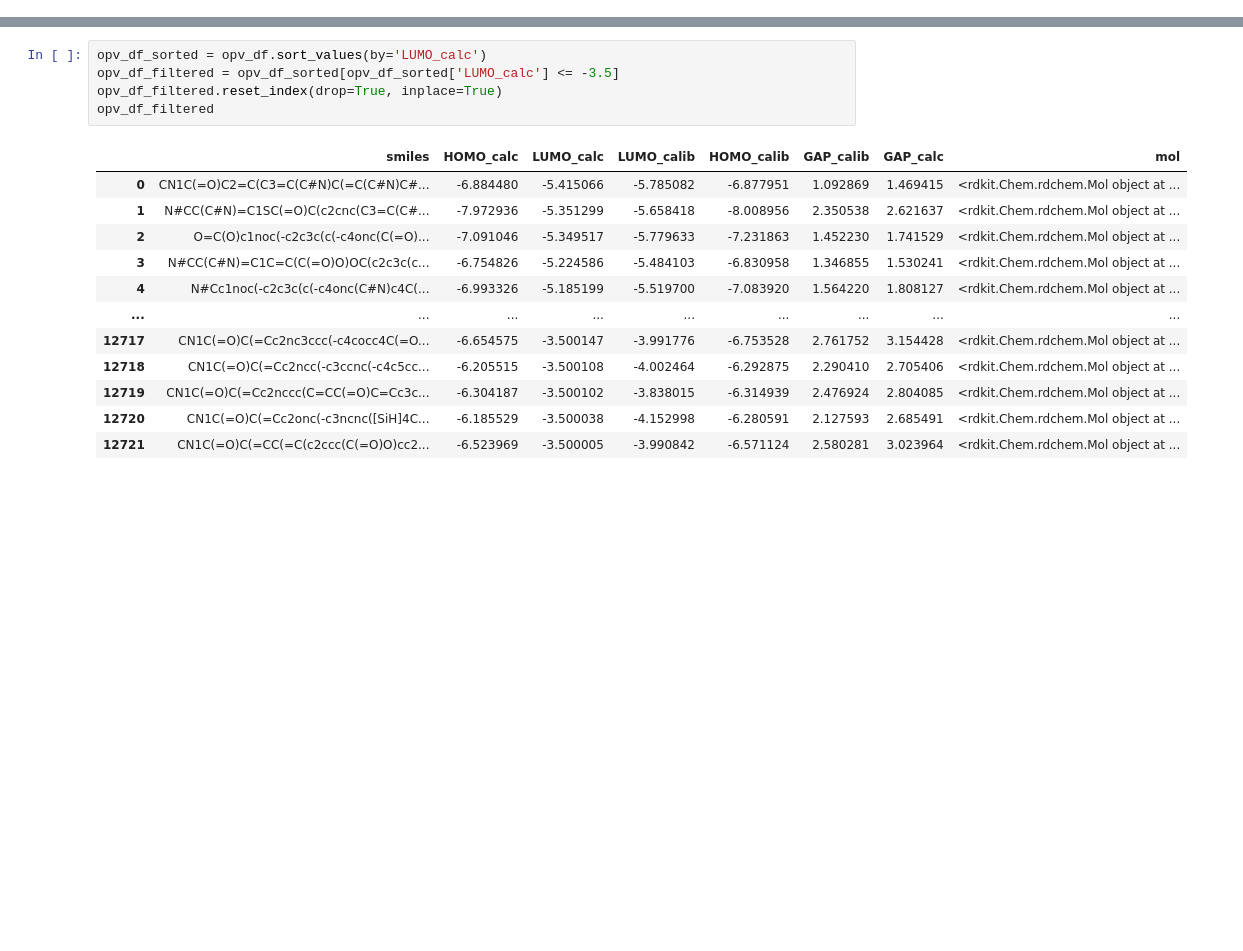
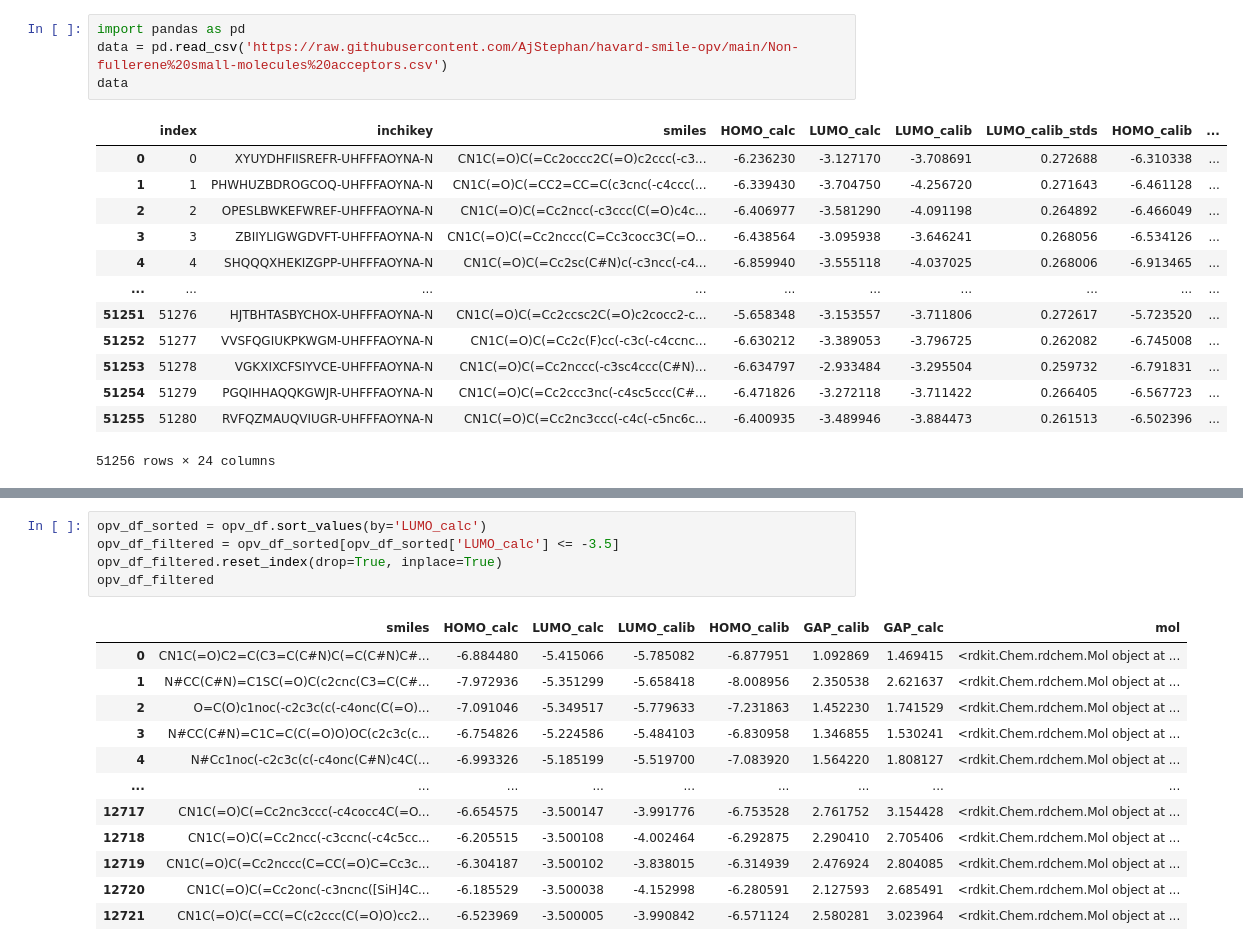
Before and after one commit to chamodpeiris/Curcumin_BendGap_Cheminfo, a Jupyter notebook: Cucumines/curcumin_donorfiltering/Calculated GAP Predict with LUMO Calc Filtering/curcumin_LUMO_Filter GAP Pred.ipynb, the cells around one changed output, grey strips where cells are left out. Saved outputs shown, nothing was run; the diff lists cells and outputs as text; blank space fills up the shorter version.

```diff
--- a/Cucumines/curcumin_donorfiltering/Calculated GAP Predict with LUMO Calc Filtering/curcumin_LUMO_Filter GAP Pred.ipynb
+++ b/Cucumines/curcumin_donorfiltering/Calculated GAP Predict with LUMO Calc Filtering/curcumin_LUMO_Filter GAP Pred.ipynb
@@ -1,3 +1,21 @@
+# %%
+import pandas as pd
+data = pd.read_csv('https://raw.githubusercontent.com/AjStephan/havard-smile-opv/main/Non-fullerene%20small-molecules%20acceptors.csv')
+data
+# %% [output]
+|  | index | inchikey | smiles | HOMO_calc | LUMO_calc | LUMO_calib | LUMO_calib_stds | HOMO_calib | ... |
+| 0 | 0 | XYUYDHFIISREFR-UHFFFAOYNA-N | CN1C(=O)C(=Cc2occc2C(=O)c2ccc(-c3... | -6.236230 | -3.127170 | -3.708691 | 0.272688 | -6.310338 | ... |
+| 1 | 1 | PHWHUZBDROGCOQ-UHFFFAOYNA-N | CN1C(=O)C(=CC2=CC=C(c3cnc(-c4ccc(... | -6.339430 | -3.704750 | -4.256720 | 0.271643 | -6.461128 | ... |
+| 2 | 2 | OPESLBWKEFWREF-UHFFFAOYNA-N | CN1C(=O)C(=Cc2ncc(-c3ccc(C(=O)c4c... | -6.406977 | -3.581290 | -4.091198 | 0.264892 | -6.466049 | ... |
+| 3 | 3 | ZBIIYLIGWGDVFT-UHFFFAOYNA-N | CN1C(=O)C(=Cc2nccc(C=Cc3cocc3C(=O... | -6.438564 | -3.095938 | -3.646241 | 0.268056 | -6.534126 | ... |
+| 4 | 4 | SHQQQXHEKIZGPP-UHFFFAOYNA-N | CN1C(=O)C(=Cc2sc(C#N)c(-c3ncc(-c4... | -6.859940 | -3.555118 | -4.037025 | 0.268006 | -6.913465 | ... |
+| ... | ... | ... | ... | ... | ... | ... | ... | ... | ... |
+| 51251 | 51276 | HJTBHTASBYCHOX-UHFFFAOYNA-N | CN1C(=O)C(=Cc2ccsc2C(=O)c2cocc2-c... | -5.658348 | -3.153557 | -3.711806 | 0.272617 | -5.723520 | ... |
+| 51252 | 51277 | VVSFQGIUKPKWGM-UHFFFAOYNA-N | CN1C(=O)C(=Cc2c(F)cc(-c3c(-c4ccnc... | -6.630212 | -3.389053 | -3.796725 | 0.262082 | -6.745008 | ... |
+| 51253 | 51278 | VGKXIXCFSIYVCE-UHFFFAOYNA-N | CN1C(=O)C(=Cc2nccc(-c3sc4ccc(C#N)... | -6.634797 | -2.933484 | -3.295504 | 0.259732 | -6.791831 | ... |
+| 51254 | 51279 | PGQIHHAQQKGWJR-UHFFFAOYNA-N | CN1C(=O)C(=Cc2ccc3nc(-c4sc5ccc(C#... | -6.471826 | -3.272118 | -3.711422 | 0.266405 | -6.567723 | ... |
+| 51255 | 51280 | RVFQZMAUQVIUGR-UHFFFAOYNA-N | CN1C(=O)C(=Cc2nc3ccc(-c4c(-c5nc6c... | -6.400935 | -3.489946 | -3.884473 | 0.261513 | -6.502396 | ... |
+51256 rows × 24 columns
 # %%
 %%time
 import pandas as pd
```
Also changed, not shown: parts of 1 cell of this notebook, 1 other file.
